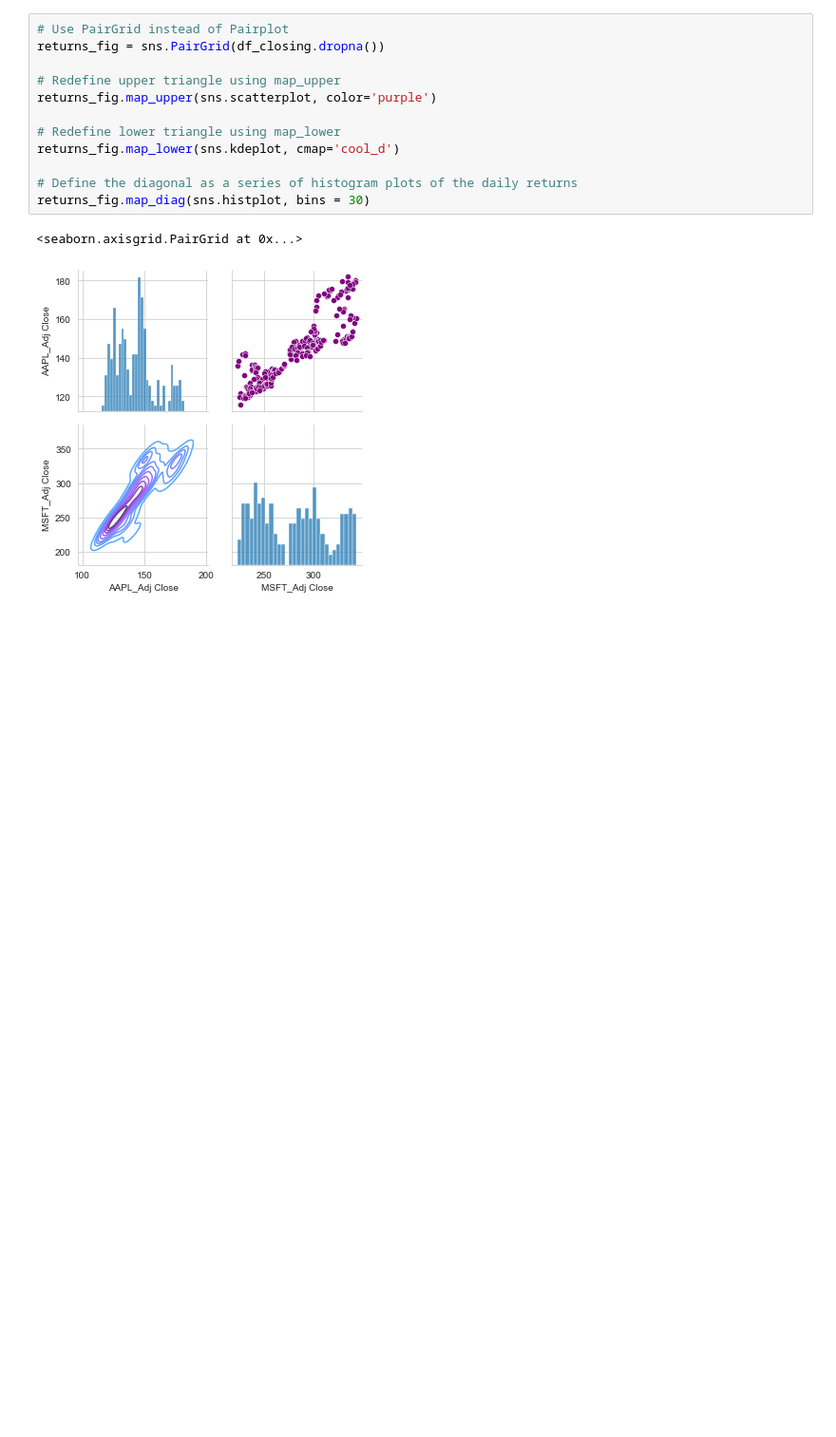
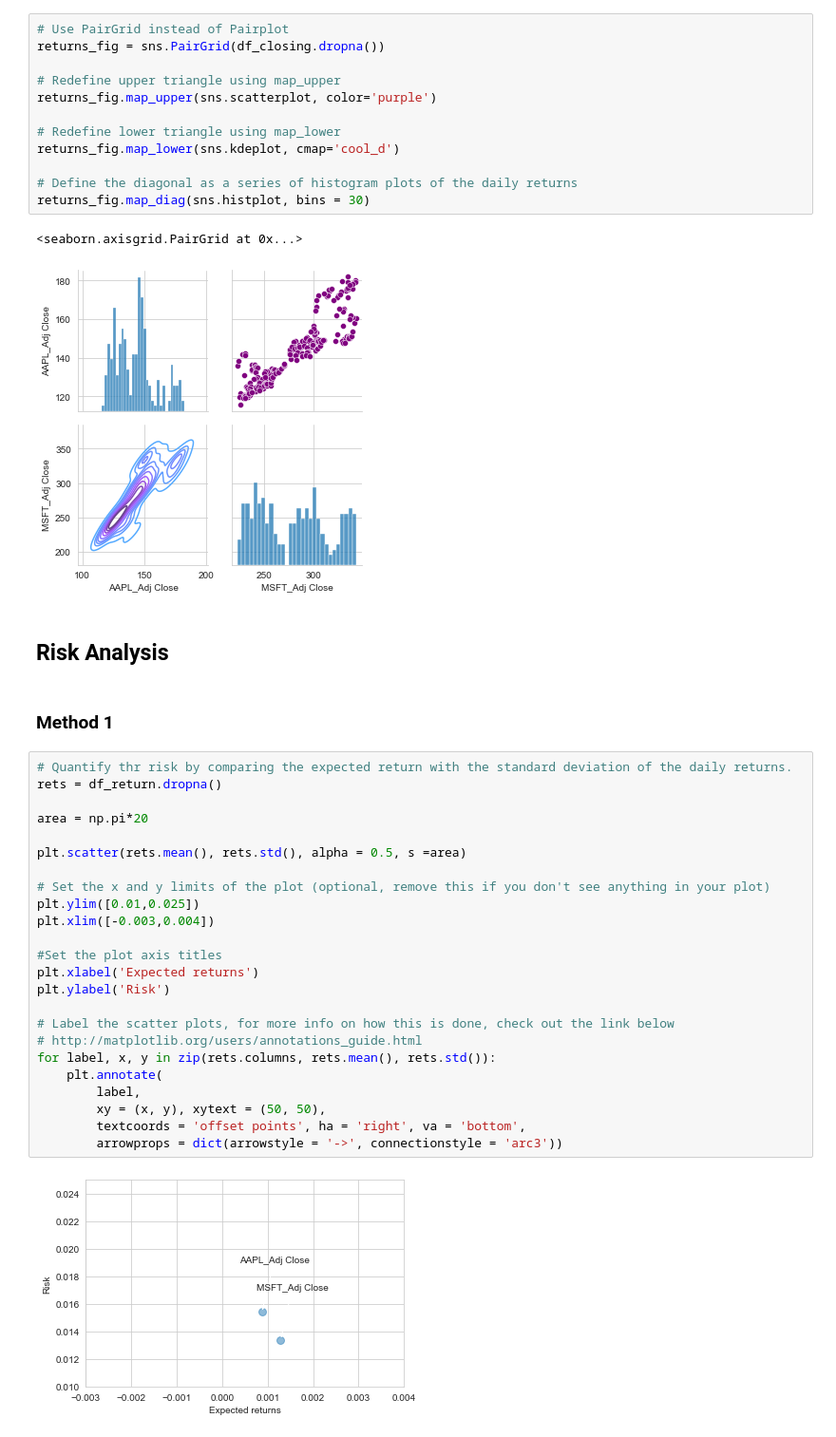
Before and after one commit to VannaroEcon/MyPortfolioProjects, a Jupyter notebook: Stock Market Analysis Project.ipynb, the cells around one changed output. Shown at 95% size. Cells and saved outputs as stored; diff of their text form; blank space fills up the shorter version.

Commit message:
Completed adding risk analysis on Apple and Microsoft Stocks

```diff
--- a/Stock Market Analysis Project.ipynb
+++ b/Stock Market Analysis Project.ipynb
@@ -312,3 +305,33 @@ returns_fig.map_diag(sns.histplot, bins = 30)
 # %% [output]
 <seaborn.axisgrid.PairGrid at 0x...>
 [figure]
+# %% [markdown]
+## Risk Analysis
+# %% [markdown]
+### Method 1
+# %%
+# Quantify thr risk by comparing the expected return with the standard deviation of the daily returns.
+rets = df_return.dropna()
+
+area = np.pi*20
+
+plt.scatter(rets.mean(), rets.std(), alpha = 0.5, s =area)
+
+# Set the x and y limits of the plot (optional, remove this if you don't see anything in your plot)
+plt.ylim([0.01,0.025])
+plt.xlim([-0.003,0.004])
+
+#Set the plot axis titles
+plt.xlabel('Expected returns')
+plt.ylabel('Risk')
+
+# Label the scatter plots, for more info on how this is done, check out the link below
+# http://matplotlib.org/users/annotations_guide.html
+for label, x, y in zip(rets.columns, rets.mean(), rets.std()):
+    plt.annotate(
+        label,
+        xy = (x, y), xytext = (50, 50),
+        textcoords = 'offset points', ha = 'right', va = 'bottom',
+        arrowprops = dict(arrowstyle = '->', connectionstyle = 'arc3'))
+# %% [output]
+[figure, added]
```
Also changed, not shown: parts of 11 cells of this notebook.
